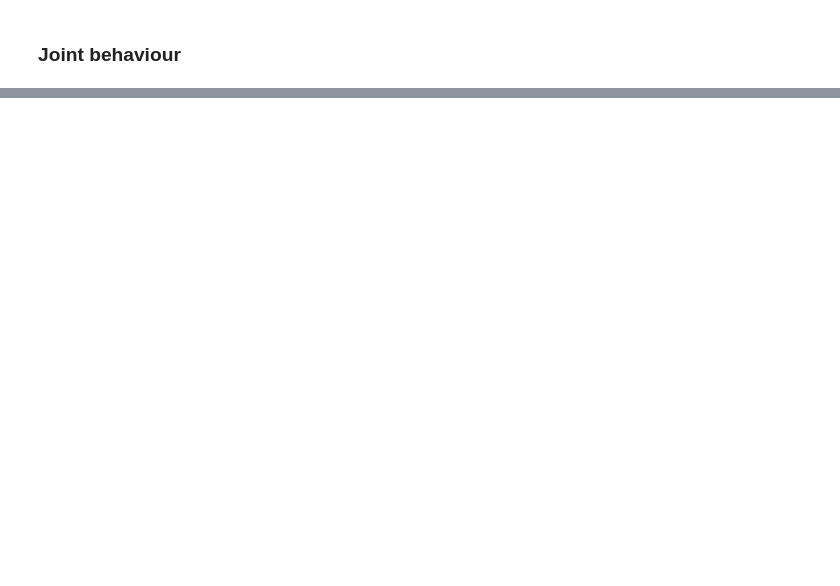
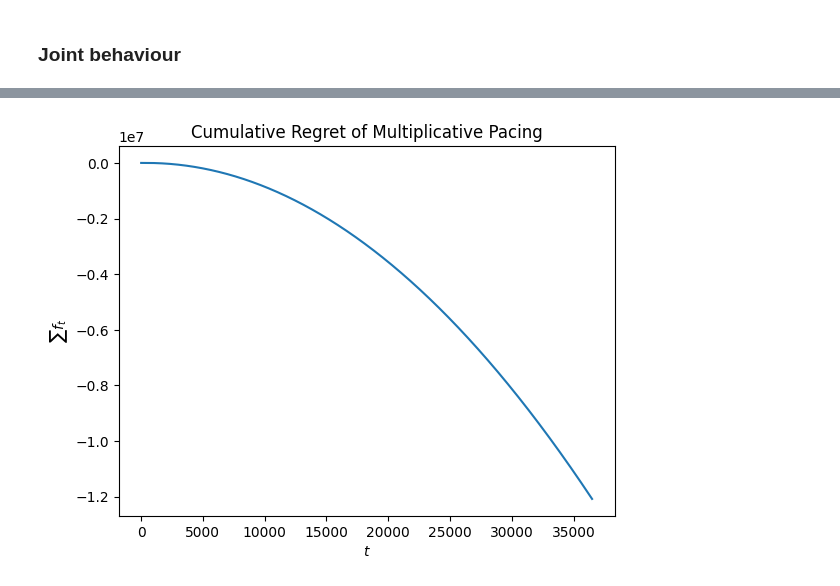
Before and after one commit to claudioarione/OnlineLearningApplications, a Jupyter notebook: requirement_1.ipynb, the cells around one changed output, grey strips where cells are left out. Drawn from its saved outputs; the diff is of its cells as text; code cells hidden in the pictures; blank space fills up the shorter version.

```diff
--- a/requirement_1.ipynb
+++ b/requirement_1.ipynb
@@ -420,0 +451,12 @@ plt.show();
+# %%
+flatten_utilities = np.array(utilities).flatten()
+cumulative_utilities = np.cumsum(flatten_utilities)
+
+auction_cumulative_regret = np.cumsum(clairvoyant_utilities-cumulative_utilities)
+plt.plot(auction_cumulative_regret)
+plt.xlabel('$t$')
+plt.ylabel('$\sum f_t$')
+plt.title('Cumulative Regret of Multiplicative Pacing')
+plt.show()
+# %% [output]
+[figure, added]
```
Also changed, not shown: parts of 13 cells of this notebook.
